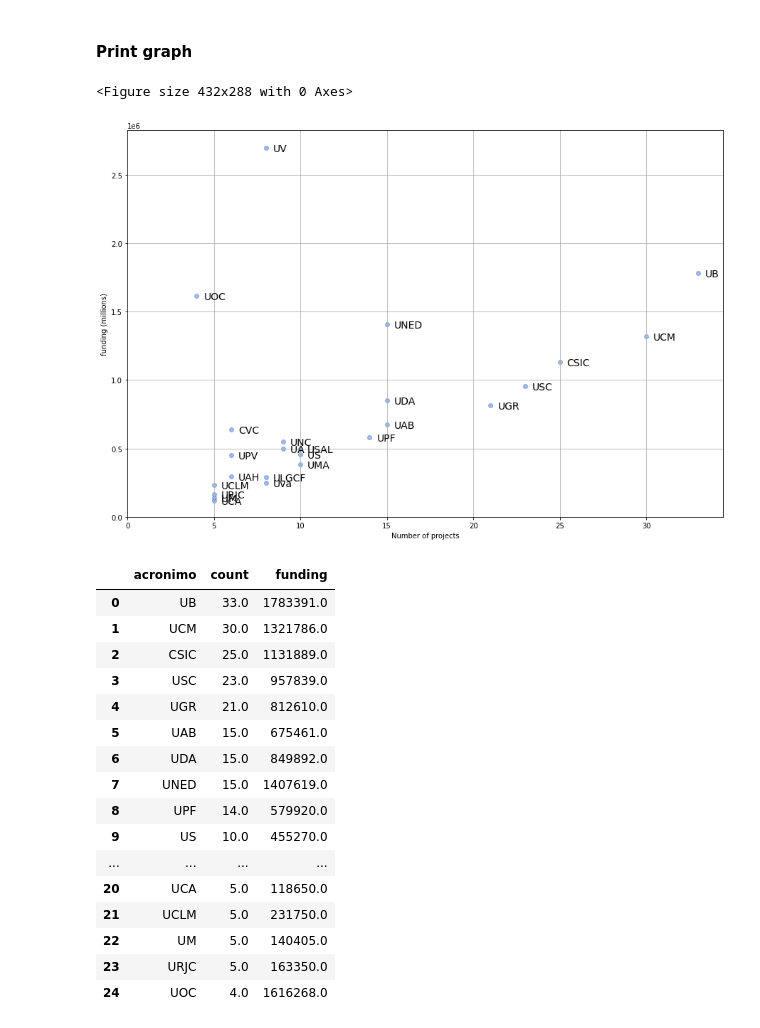
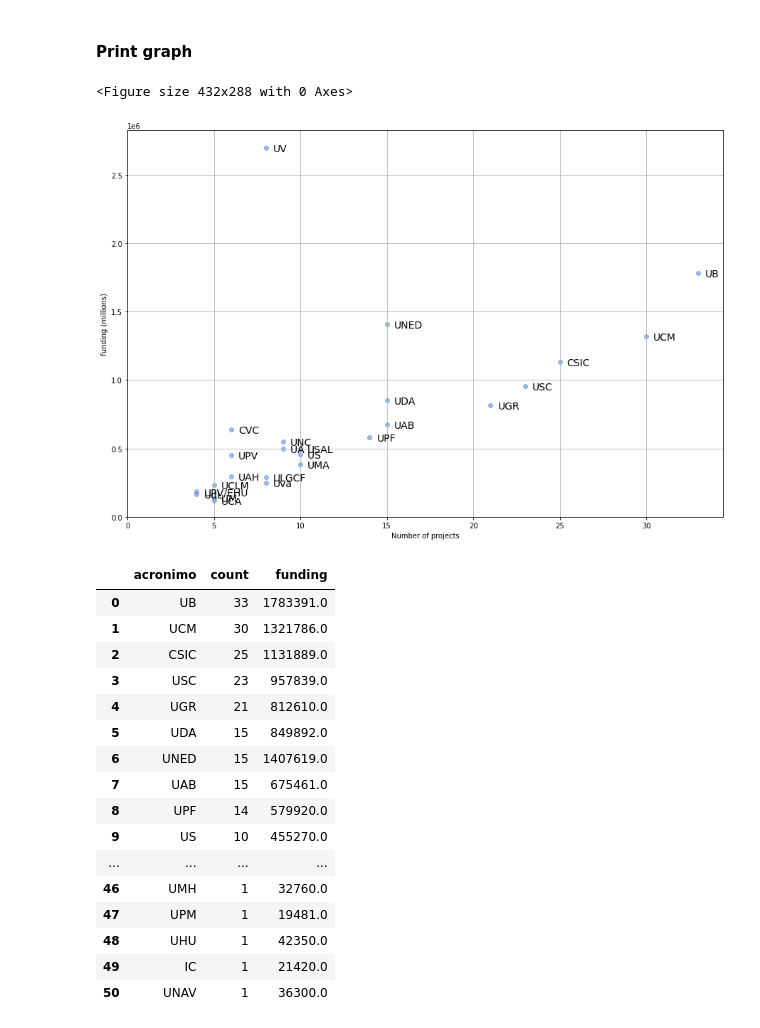
Before and after one commit to linhd-postdata/desir, a Jupyter notebook: Fig15. Scatter plot of research centres by number of projects and total funding.ipynb, the cells around one changed output. Saved outputs shown, nothing was run; the diff lists cells and outputs as text; code cells hidden in the pictures.

Commit message:
Fix duplicate 'URJC' acronym

```diff
--- a/Fig15. Scatter plot of research centres by number of projects and total funding.ipynb
+++ b/Fig15. Scatter plot of research centres by number of projects and total funding.ipynb
@@ -30,6 +30,7 @@ file_path = "data/mapeo_proyectos.csv"
 def prepare_data(data, number_of_centres):
     data.drop_duplicates(subset ="ID proyecto", keep = "first", inplace = True)
     data = data[data["Organismo"] != 0]
+
     mini = data[["ID proyecto","Financiación", "Organismo"]]
     grouped = mini.groupby("Organismo", as_index=False)
     df2 = grouped.agg({'Financiación':['count', 'sum']})
@@ -44,17 +45,19 @@ def prepare_data(data, number_of_centres):
     df2['organismo'] = df2['organismo'].str.normalize('NFKD').str.encode('ascii', errors='ignore').str.decode('utf-8')
     acronimos['Organismo'] = acronimos['Organismo'].str.upper()
     acronimos = acronimos.rename(columns={"Organismo": "organismo", "Acrónimo": "acronimo"})
-    df_def = pd.merge(df2, acronimos, on='organismo', how='outer', validate="one_to_many")
-    result = df_def.groupby(by="acronimo", sort=False).sum().reset_index()
+    df_def = pd.merge(df2, acronimos, on='organismo', how='inner', validate="one_to_many")
+    display(df_def)
+    result = df_def.groupby("acronimo", sort=False).sum().reset_index()
+    # display(result[result["acronimo"] == "URJC"])
     result = result.sort_values(by=['count'], ascending=False).reset_index(drop=True)
     #result = pd.merge(result, acronimos, on='acronimo', how='inner', validate="one_to_many")
     # return df_def.head(number_of_centres), acronimos
-    return result.head(number_of_centres), acronimos
+    return result, acronimos
 # %% [markdown]
 #### Run program.
 # %% [markdown]
 ### You can edit "number of centres" parameter to show as many center as you want
 # %%
-number_of_centres = 25
+number_of_centres = 37
 proyectos = read_csv(file_path)
 df, acr = prepare_data(proyectos, number_of_centres)
@@ -61,40 +82,41 @@ df, acr = prepare_data(proyectos, number_of_centres)
 # %% [markdown]
 #### Print graph
 # %%
+df2 = df.head(number_of_centres)
 plt.figure()
 fig, ax = plt.subplots(figsize=(15,10))
-ax.scatter(df["count"], df["funding"], alpha=0.5)
+ax.scatter(df2["count"], df2["funding"], alpha=0.5)
 ax.set(ylabel="funding (millions)", xlabel="Number of projects")
 ax.set_ylim(bottom=0)
 ax.set_xlim(left=0)
 
 # annotate each point
-n = df["acronimo"]
+n = df2["acronimo"]
 for i, txt in enumerate(n):
-    ax.annotate(txt, (df["count"][i], df["funding"][i]), xytext=(10,-5), textcoords='offset points', fontsize=14)
+    ax.annotate(txt, (df2["count"][i], df2["funding"][i]), xytext=(10,-5), textcoords='offset points', fontsize=14)
 
 plt.grid()
 plt.show()
 # %% [output]
 <Figure size 432x288 with 0 Axes>
-[figure, old version]
+[figure, new version]
 # %%
 df
 # %% [output]
 |  | acronimo | count | funding |
-| 0 | UB | 33.0 | 1783391.0 |
-| 1 | UCM | 30.0 | 1321786.0 |
-| 2 | CSIC | 25.0 | 1131889.0 |
-| 3 | USC | 23.0 | 957839.0 |
-| 4 | UGR | 21.0 | 812610.0 |
-| 5 | UAB | 15.0 | 675461.0 |
-| 6 | UDA | 15.0 | 849892.0 |
-| 7 | UNED | 15.0 | 1407619.0 |
-| 8 | UPF | 14.0 | 579920.0 |
-| 9 | US | 10.0 | 455270.0 |
+| 0 | UB | 33 | 1783391.0 |
+| 1 | UCM | 30 | 1321786.0 |
+| 2 | CSIC | 25 | 1131889.0 |
+| 3 | USC | 23 | 957839.0 |
+| 4 | UGR | 21 | 812610.0 |
+| 5 | UDA | 15 | 849892.0 |
+| 6 | UNED | 15 | 1407619.0 |
+| 7 | UAB | 15 | 675461.0 |
+| 8 | UPF | 14 | 579920.0 |
+| 9 | US | 10 | 455270.0 |
 | ... | ... | ... | ... |
-| 20 | UCA | 5.0 | 118650.0 |
-| 21 | UCLM | 5.0 | 231750.0 |
-| 22 | UM | 5.0 | 140405.0 |
-| 23 | URJC | 5.0 | 163350.0 |
-| 24 | UOC | 4.0 | 1616268.0 |
+| 46 | UMH | 1 | 32760.0 |
+| 47 | UPM | 1 | 19481.0 |
+| 48 | UHU | 1 | 42350.0 |
+| 49 | IC | 1 | 21420.0 |
+| 50 | UNAV | 1 | 36300.0 |
```
Also changed, not shown: parts of 1 cell of this notebook, 1 other file.
